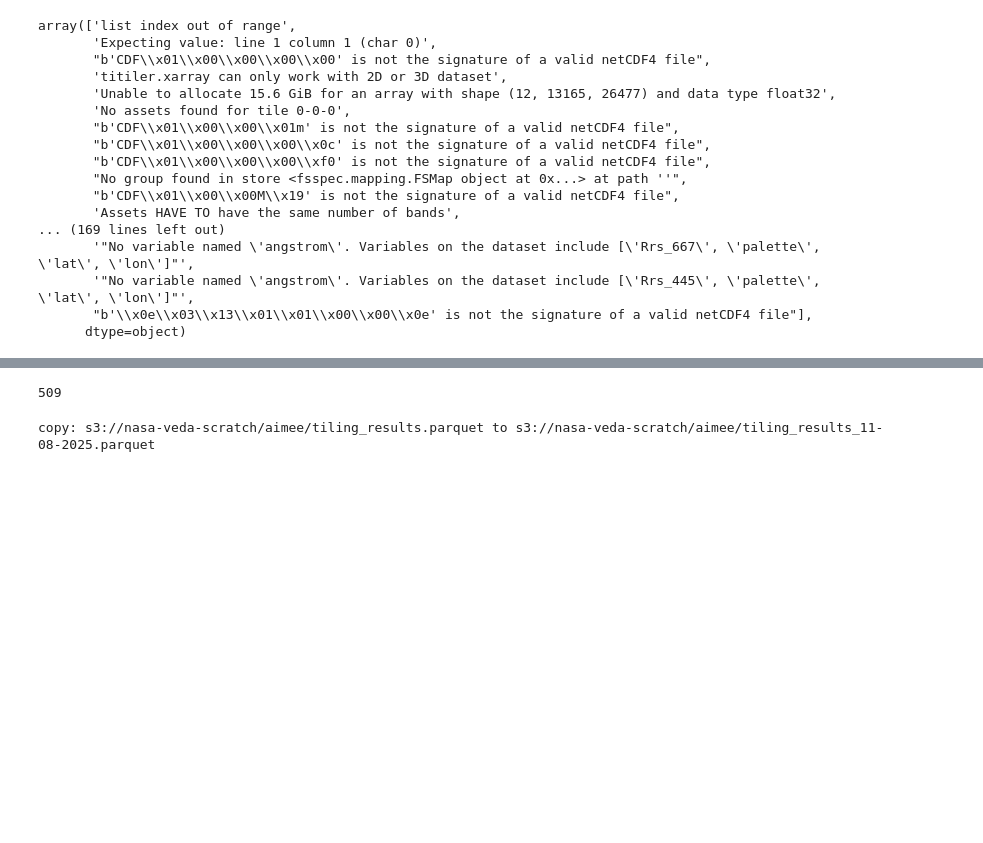
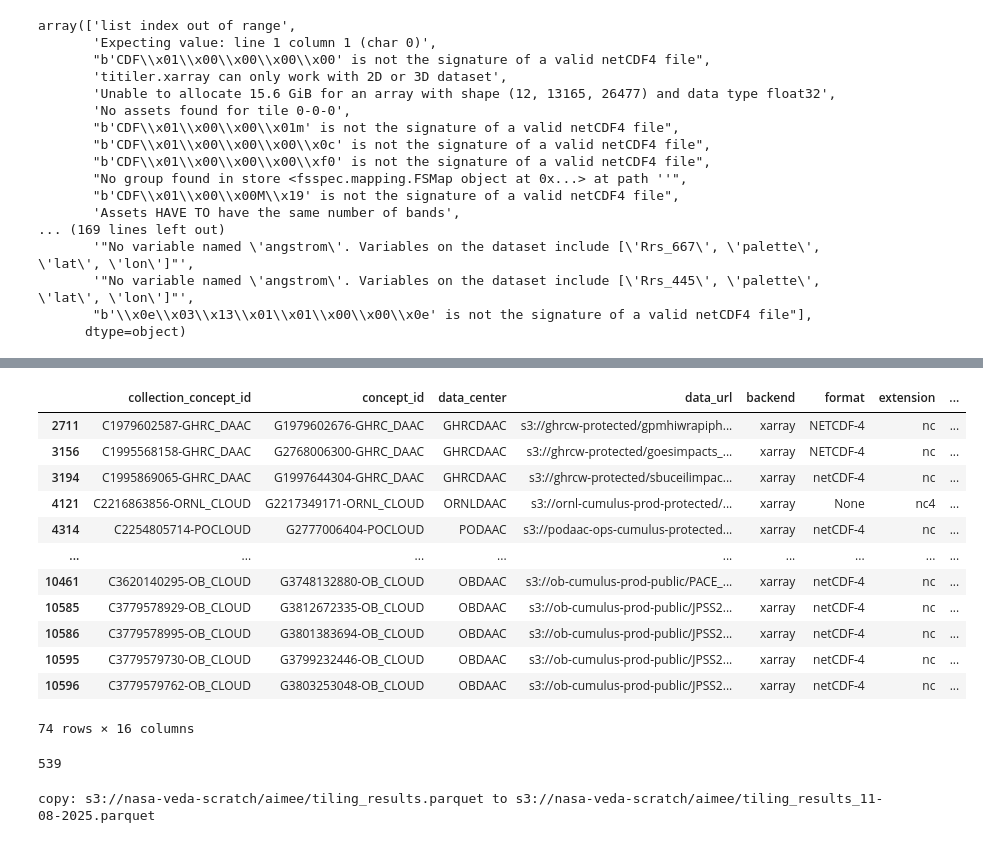
Before and after one commit to developmentseed/titiler-cmr-compatibility, a Jupyter notebook: read_results.ipynb, the cells around one changed output, grey strips where cells are left out. Saved outputs shown, nothing was run; the diff lists cells and outputs as text; code cells hidden in the pictures; blank space fills up the shorter version.

```diff
--- a/read_results.ipynb
+++ b/read_results.ipynb
@@ -70,11 +70,27 @@ Name: data_variables, Length: 160, dtype: object
+# %%
+result
+# %% [output]
+|  | collection_concept_id | concept_id | data_center | data_url | backend | format | extension | ... |
+| 2711 | C1979602587-GHRC_DAAC | G1979602676-GHRC_DAAC | GHRCDAAC | s3://ghrcw-protected/gpmhiwrapiph... | xarray | NETCDF-4 | nc | ... |
+| 3156 | C1995568158-GHRC_DAAC | G2768006300-GHRC_DAAC | GHRCDAAC | s3://ghrcw-protected/goesimpacts_... | xarray | NETCDF-4 | nc | ... |
+| 3194 | C1995869065-GHRC_DAAC | G1997644304-GHRC_DAAC | GHRCDAAC | s3://ghrcw-protected/sbuceilimpac... | xarray | netCDF-4 | nc | ... |
+| 4121 | C2216863856-ORNL_CLOUD | G2217349171-ORNL_CLOUD | ORNLDAAC | s3://ornl-cumulus-prod-protected/... | xarray | None | nc4 | ... |
+| 4314 | C2254805714-POCLOUD | G2777006404-POCLOUD | PODAAC | s3://podaac-ops-cumulus-protected... | xarray | netCDF-4 | nc | ... |
+| ... | ... | ... | ... | ... | ... | ... | ... | ... |
+| 10461 | C3620140295-OB_CLOUD | G3748132880-OB_CLOUD | OBDAAC | s3://ob-cumulus-prod-public/PACE_... | xarray | netCDF-4 | nc | ... |
+| 10585 | C3779578929-OB_CLOUD | G3812672335-OB_CLOUD | OBDAAC | s3://ob-cumulus-prod-public/JPSS2... | xarray | netCDF-4 | nc | ... |
+| 10586 | C3779578995-OB_CLOUD | G3801383694-OB_CLOUD | OBDAAC | s3://ob-cumulus-prod-public/JPSS2... | xarray | netCDF-4 | nc | ... |
+| 10595 | C3779579730-OB_CLOUD | G3799232446-OB_CLOUD | OBDAAC | s3://ob-cumulus-prod-public/JPSS2... | xarray | netCDF-4 | nc | ... |
+| 10596 | C3779579762-OB_CLOUD | G3803253048-OB_CLOUD | OBDAAC | s3://ob-cumulus-prod-public/JPSS2... | xarray | netCDF-4 | nc | ... |
+74 rows × 16 columns
 # %%
-all_unique_vars = set().union(*subset_df.data_variables)
+all_unique_vars = set().union(*result.data_variables)
 
-keywords = ['time', 'latitude', 'longitude', 'num_obs', 'foo', 'crs']
+keywords = ['time', 'latitude', 'longitude', 'num_obs', 'foo', 'crs', 'missing', 'palette', 'scaling', 'base', 'profile', 'error_ext', 'error_vel']
 filtered_list = [item for item in all_unique_vars if not any(keyword in item.lower() for keyword in keywords)]
 print(len(filtered_list))
 # %% [output]
-509
+539
 # %%
 with open('titiler_cmr_compatibility/known_vars.txt', 'w') as f:
     for item in filtered_list:
```
Also changed, not shown: parts of 4 cells of this notebook, 1 other file.
